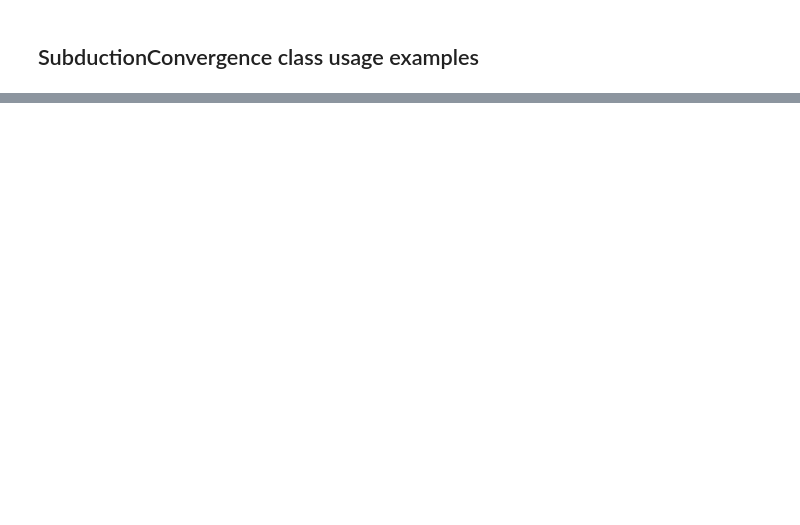
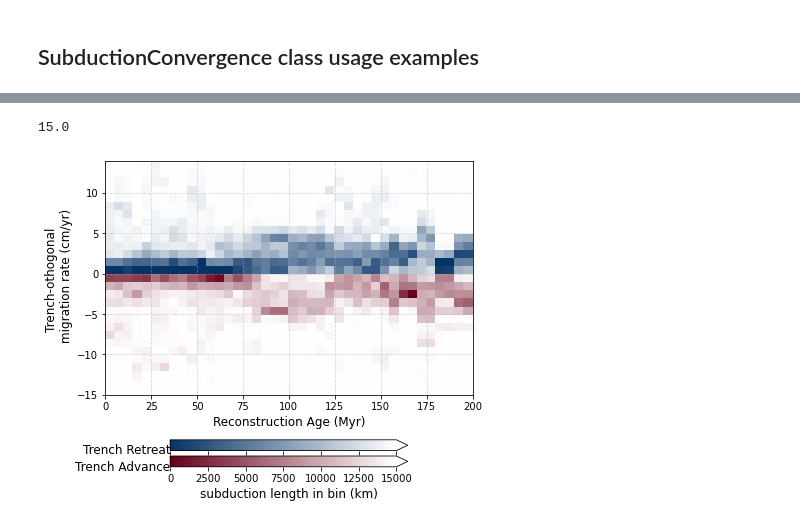
Before and after one commit to siwill22/GPlatesReconstructionModel, a Jupyter notebook: test_notebooks/test_SubductionConvergence.ipynb, the cells around one changed output, grey strips where cells are left out. Drawn from its saved outputs; the diff is of its cells as text; code cells hidden in the pictures; blank space fills up the shorter version.

```diff
--- a/test_notebooks/test_SubductionConvergence.ipynb
+++ b/test_notebooks/test_SubductionConvergence.ipynb
@@ -84,0 +96,73 @@ subduction_kinematics.df.head()
+# %%
+# Example of a time-dependent histogram similar to those used in Williams++ EPSL 2015; Müller et al 2019
+
+import matplotlib as mpl
+from matplotlib.colors import LinearSegmentedColormap
+df = subduction_kinematics.df
+
+my_red = (0.4,0.0,0.1)
+my_blue = (0.02,0.2,0.4)
+blue_clear_red = LinearSegmentedColormap.from_list("", [my_red, 'white', my_blue])
+
+MinTime = 0.
+MaxTime = 200.
+TimeStep = 5.
+VMIN = -15000.
+VMAX = 15000.
+
+
+length_of_one_arc_degree = (np.pi/180.)*pygplates.Earth.mean_radius_in_kms
+
+
+fig = plt.figure(figsize=(6,5))
+ax1 = fig.add_axes([0.1, 0.3, 0.85, 0.65])
+
+TimeStepList = np.arange(MinTime,MaxTime+TimeStep,TimeStep)
+VelBins = np.arange(-15,15,1.0)
+histCat = np.zeros((len(TimeStepList),len(VelBins)))
+count = 0
+for TIME in TimeStepList:
+    subset = df[(df['time']>=TIME) & (df['time']<(TIME+TimeStep))]
+
+    tmp = []
+    for Bin in VelBins:
+        subset_bin = subset[(subset['ortho_migr_rate']>=Bin) & (subset['ortho_migr_rate']<(Bin+1.0))]
+        tmp.append(subset_bin['arc_length'].sum()*length_of_one_arc_degree/TimeStep)
+    histCat[count,:] = tmp
+
+    count=count+1
+
+histCat[:,0:int(len(VelBins)/2)] = histCat[:,0:int(len(VelBins)/2)]*-1
+
+ax1.pcolormesh(TimeStepList, VelBins, histCat.T, cmap=blue_clear_red, vmin=VMIN, vmax=VMAX)
+ax1.set_xlim([MinTime,200])
+plt.ylabel('Trench-othogonal \n migration rate (cm/yr)', fontsize=12)
+plt.xlabel('Reconstruction Age (Myr)', fontsize=12)
+plt.grid(linestyle='--',alpha=0.5)
+
+# Colorbars - make spearate scales for trench advance and trench retreat
+ax2 = fig.add_axes([0.25, 0.145, 0.55, 0.03])
+blue_clear = LinearSegmentedColormap.from_list('',[my_blue,'white'])
+norm = mpl.colors.Normalize(vmin=0, vmax=VMAX)
+cb1 = mpl.colorbar.ColorbarBase(ax2, cmap=blue_clear,
+                                   norm=norm,
+                                   extend='max',
+                                   orientation='horizontal')
+cb1.ax.set_xticklabels([])
+plt.text(1.07,0.5,'Trench Retreat', verticalalignment='center',horizontalalignment='right',fontsize=12)
+
+ax3 = fig.add_axes([0.25, 0.1, 0.55, 0.03])
+red_clear = LinearSegmentedColormap.from_list('',[my_red,'white'])
+norm = mpl.colors.Normalize(vmin=0, vmax=VMAX)
+cb2 = mpl.colorbar.ColorbarBase(ax3, cmap=red_clear,
+                                   norm=norm,
+                                   extend='max',
+                                   orientation='horizontal')
+plt.text(1.07,0.5,'Trench Advance', verticalalignment='center',horizontalalignment='right', fontsize=12)
+
+cb2.set_label('subduction length in bin (km)',fontsize=12)
+
+plt.show()
+# %% [output]
+15.0
+[figure, added]
```
Also changed, not shown: parts of 7 cells of this notebook.
